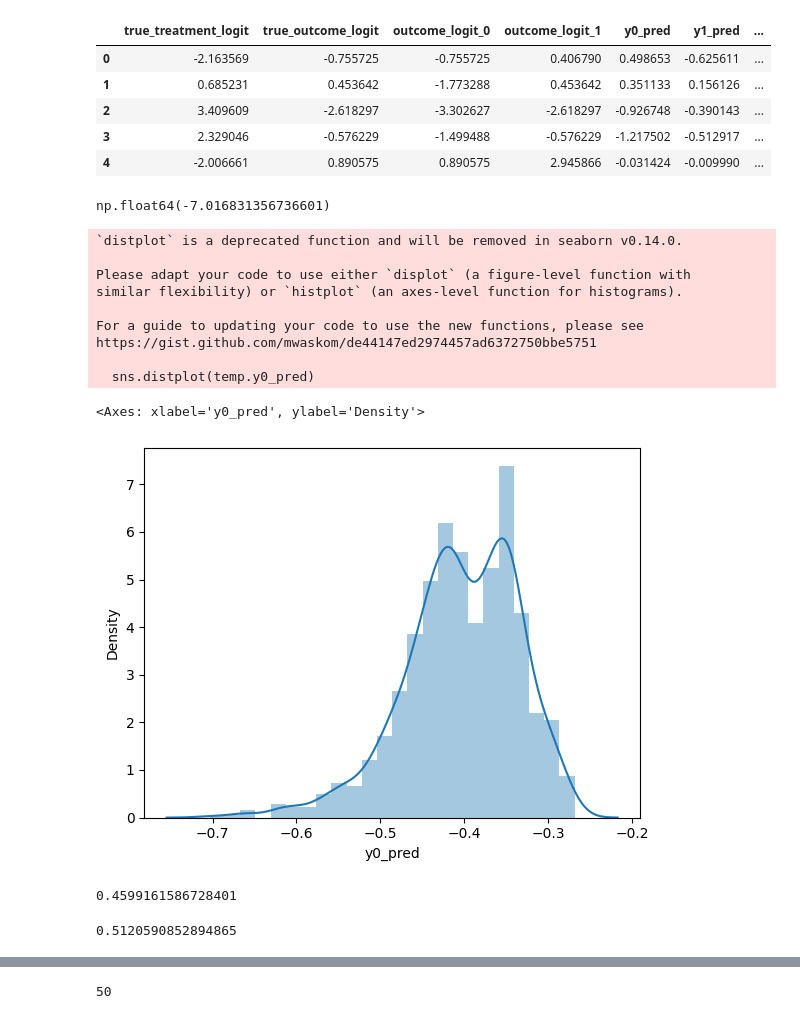
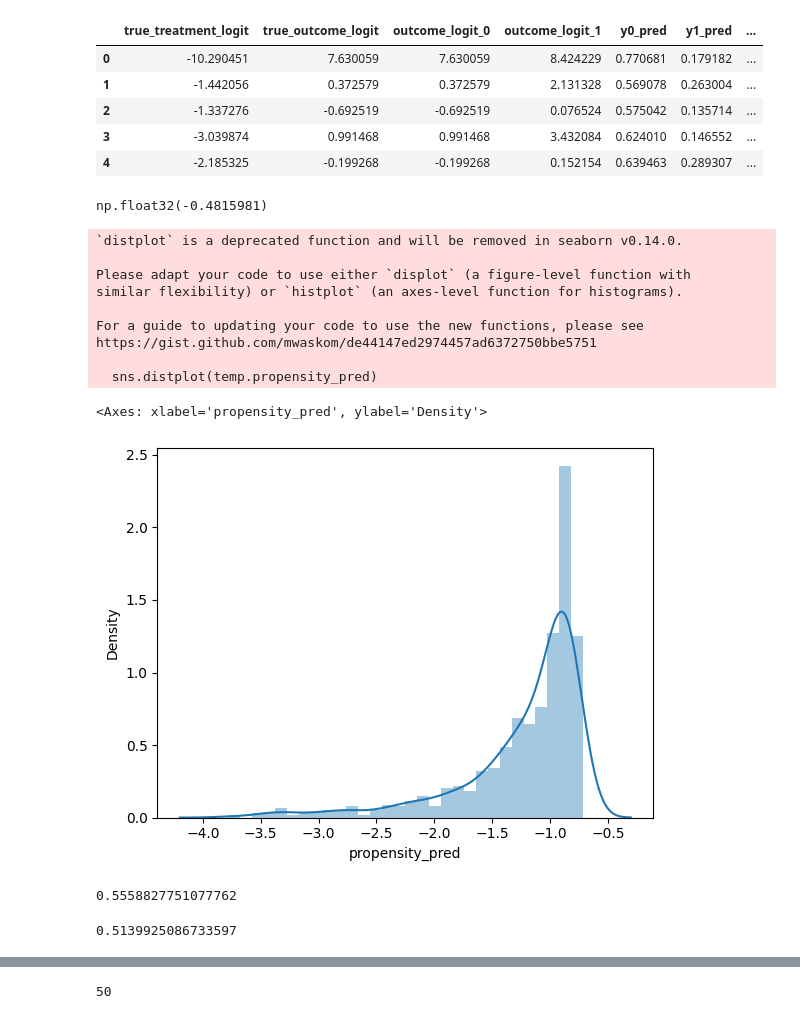
Before and after one commit to kenlkehl/causal-dragonnet-text, a Jupyter notebook: analyze_experiment_results.ipynb, the cells around one changed output, grey strips where cells are left out. Drawn from its saved outputs; the diff is of its cells as text; code cells hidden in the pictures.

Commit message:
continuous outcomes allowed

```diff
--- a/analyze_experiment_results.ipynb
+++ b/analyze_experiment_results.ipynb
@@ -10,5 +10,5 @@ from pathlib import Path
 import os
 import pandas as pd
 # %%
-temp = pd.read_parquet('./experiments_simple_synthetic_data_1-6-26/exp_01_baseline_dragonnet/results/applied_inference/predictions.parquet')
+temp = pd.read_parquet('./experiments_simple_synthetic_data_explicit_only_stricter_prompts_smaller_chunks_1-6-26/exp04_dragonnet_50epochs_lr1e5/results/applied_inference/predictions.parquet')
 # %%
@@ -35,38 +19,38 @@ memory usage: 101.7+ KB
 temp[['true_treatment_logit','true_outcome_logit','outcome_logit_0','outcome_logit_1','y0_pred','y1_pred', 'propensity_pred', 'ite_pred','true_ite']].head()
 # %% [output]
 |  | true_treatment_logit | true_outcome_logit | outcome_logit_0 | outcome_logit_1 | y0_pred | y1_pred | ... |
-| 0 | -2.163569 | -0.755725 | -0.755725 | 0.406790 | 0.498653 | -0.625611 | ... |
-| 1 | 0.685231 | 0.453642 | -1.773288 | 0.453642 | 0.351133 | 0.156126 | ... |
-| 2 | 3.409609 | -2.618297 | -3.302627 | -2.618297 | -0.926748 | -0.390143 | ... |
-| 3 | 2.329046 | -0.576229 | -1.499488 | -0.576229 | -1.217502 | -0.512917 | ... |
-| 4 | -2.006661 | 0.890575 | 0.890575 | 2.945866 | -0.031424 | -0.009990 | ... |
+| 0 | -10.290451 | 7.630059 | 7.630059 | 8.424229 | 0.770681 | 0.179182 | ... |
+| 1 | -1.442056 | 0.372579 | 0.372579 | 2.131328 | 0.569078 | 0.263004 | ... |
+| 2 | -1.337276 | -0.692519 | -0.692519 | 0.076524 | 0.575042 | 0.135714 | ... |
+| 3 | -3.039874 | 0.991468 | 0.991468 | 3.432084 | 0.624010 | 0.146552 | ... |
+| 4 | -2.185325 | -0.199268 | -0.199268 | 0.152154 | 0.639463 | 0.289307 | ... |
 # %%
 import numpy as np
-np.min(temp.outcome_logit_0)
+np.mean(temp.ite_pred)
 # %% [output]
-np.float64(-7.016831356736601)
+np.float32(-0.4815981)
 # %%
 import seaborn as sns
-sns.distplot(temp.y0_pred)
+sns.distplot(temp.propensity_pred)
 # %% [output]
 `distplot` is a deprecated function and will be removed in seaborn v0.14.0.
 
 Please adapt your code to use either `displot` (a figure-level function with
 similar flexibility) or `histplot` (an axes-level function for histograms).
 
 For a guide to updating your code to use the new functions, please see
 https://gist.github.com/mwaskom/de44147ed2974457ad6372750bbe5751
 
-  sns.distplot(temp.y0_pred)
+  sns.distplot(temp.propensity_pred)
-<Axes: xlabel='y0_pred', ylabel='Density'>
+<Axes: xlabel='propensity_pred', ylabel='Density'>
-[figure, old version]
+[figure, new version]
 # %%
 from sklearn.metrics import roc_auc_score
 # %%
-roc_auc_score(temp.outcome_indicator, temp.y0_pred)
+roc_auc_score(temp.outcome_indicator, temp.y1_pred)
 # %% [output]
-0.4599161586728401
+0.5558827751077762
 # %%
 roc_auc_score(temp.treatment_indicator, temp.propensity_pred)
 # %% [output]
-0.5120590852894865
+0.5139925086733597
```
Also changed, not shown: parts of 3 cells of this notebook, 10 other files.
